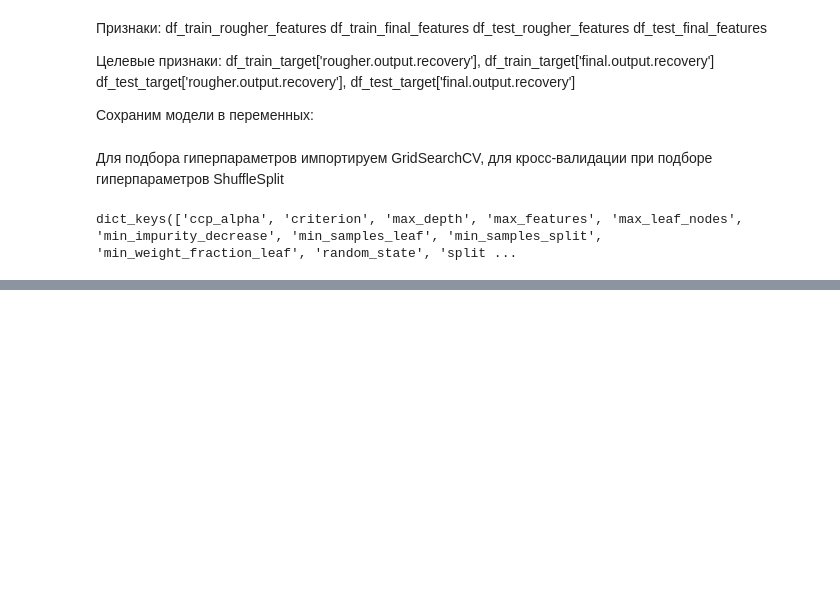
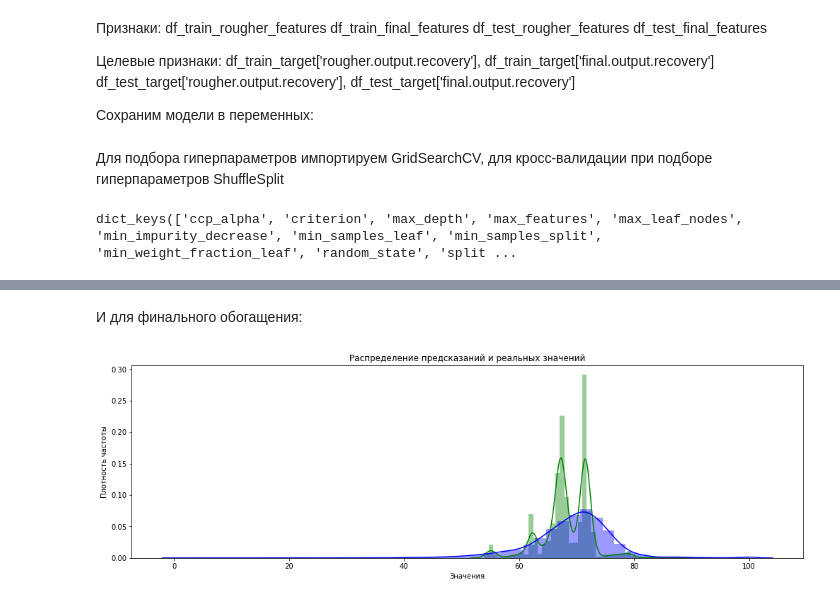
Before and after one commit to RuslanYusup/ProjectWork, a Jupyter notebook: notebook/pet_1/Ml_metal_gold.ipynb, the cells around one changed output, grey strips where cells are left out. Drawn from its saved outputs; the diff is of its cells as text; code cells hidden in the pictures; blank space fills up the shorter version.

```diff
--- a/notebook/pet_1/Ml_metal_gold.ipynb
+++ b/notebook/pet_1/Ml_metal_gold.ipynb
@@ -754,0 +953,6 @@ UsageError: Line magic function `%%time` not found.
+# %% [markdown]
+И для финального обогащения:
+# %%
+final_deviation_compare(final_predict, df_test_target['final.output.recovery'])
+# %% [output]
+[figure, added]
```
Also changed, not shown: parts of 51 cells of this notebook.
